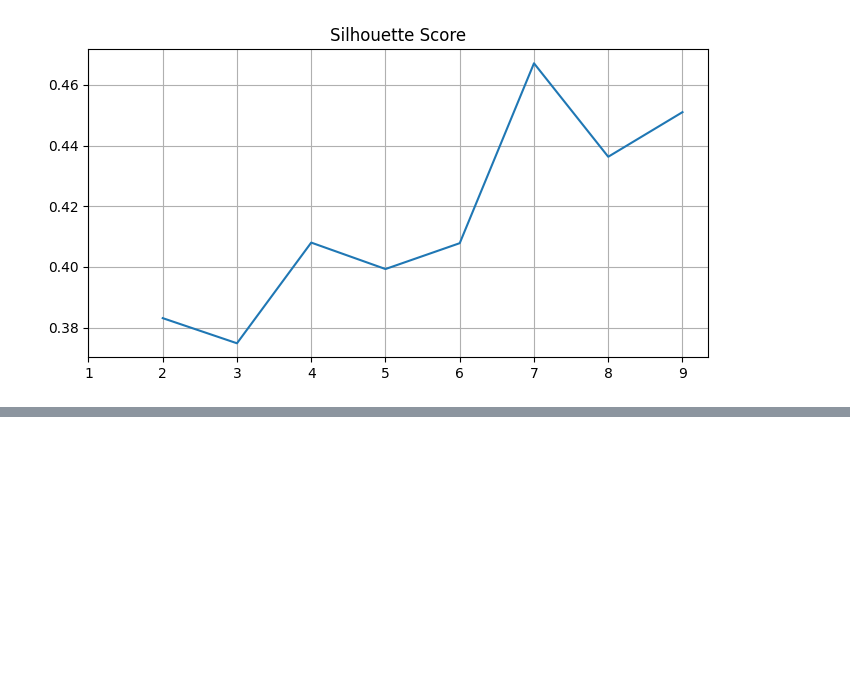
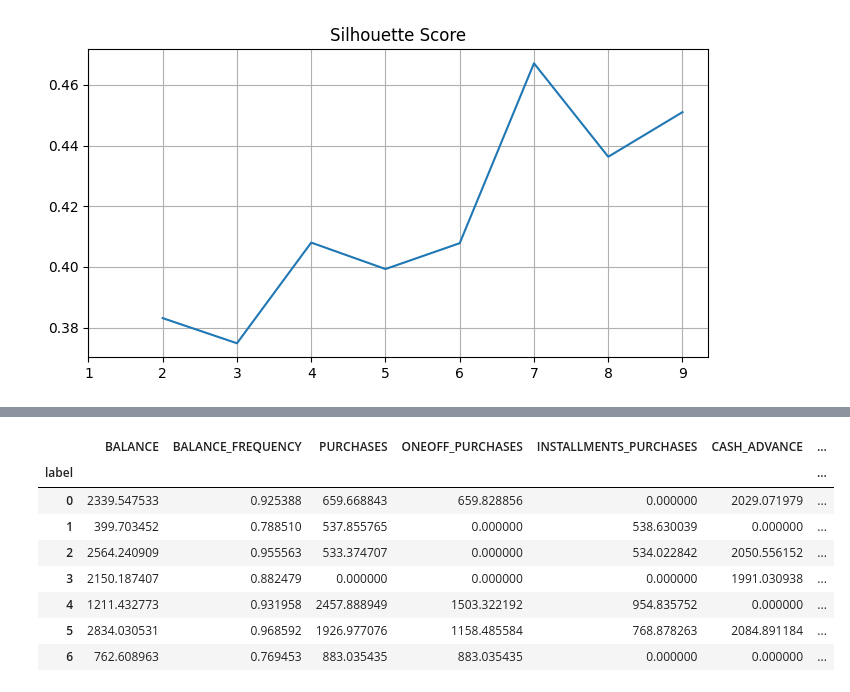
Before and after one commit to mohammedrefai20/Custome_Segmentation_for_Credit_Card_Customers, a Jupyter notebook: Cust_Seg_Exp.ipynb, the cells around one changed output, grey strips where cells are left out. Cells and saved outputs as stored; diff of their text form; code cells hidden in the pictures; blank space fills up the shorter version.

```diff
--- a/Cust_Seg_Exp.ipynb
+++ b/Cust_Seg_Exp.ipynb
@@ -7,8 +7,11 @@ import plotly.express as px
 # %%
 df_orgin = pd.read_csv('Dataset/CC GENERAL.csv')
 df=df_orgin.copy()
+df_stan=df_orgin.copy()
 # %%
 df=df.drop('CUST_ID',axis=1)
+df_stan=df_stan.drop('CUST_ID',axis=1)
+
 df.columns
 # %% [output]
 Index(['BALANCE', 'BALANCE_FREQUENCY', 'PURCHASES', 'ONEOFF_PURCHASES',
@@ -276,4 +283,4 @@ plt.show()
 # %% [output]
 [figure]
 # %%
-df
+df_stan['label']=labels_cnt
@@ -279,0 +296,12 @@ df
+# %%
+df_stan.groupby('label').mean()
+# %% [output]
+|  | BALANCE | BALANCE_FREQUENCY | PURCHASES | ONEOFF_PURCHASES | INSTALLMENTS_PURCHASES | CASH_ADVANCE | ... |
+| label |  |  |  |  |  |  | ... |
+| 0 | 2339.547533 | 0.925388 | 659.668843 | 659.828856 | 0.000000 | 2029.071979 | ... |
+| 1 | 399.703452 | 0.788510 | 537.855765 | 0.000000 | 538.630039 | 0.000000 | ... |
+| 2 | 2564.240909 | 0.955563 | 533.374707 | 0.000000 | 534.022842 | 2050.556152 | ... |
+| 3 | 2150.187407 | 0.882479 | 0.000000 | 0.000000 | 0.000000 | 1991.030938 | ... |
+| 4 | 1211.432773 | 0.931958 | 2457.888949 | 1503.322192 | 954.835752 | 0.000000 | ... |
+| 5 | 2834.030531 | 0.968592 | 1926.977076 | 1158.485584 | 768.878263 | 2084.891184 | ... |
+| 6 | 762.608963 | 0.769453 | 883.035435 | 883.035435 | 0.000000 | 0.000000 | ... |
```
Also changed, not shown: parts of 6 cells of this notebook.
